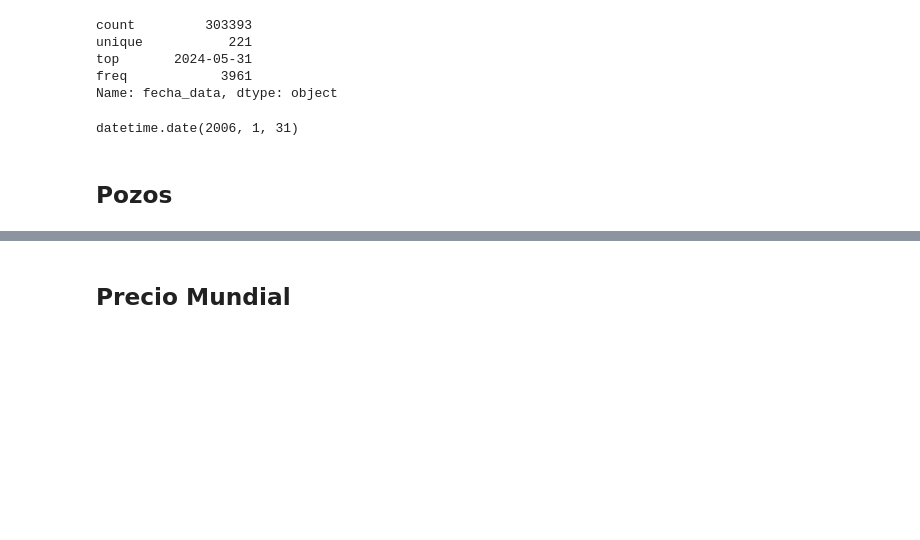
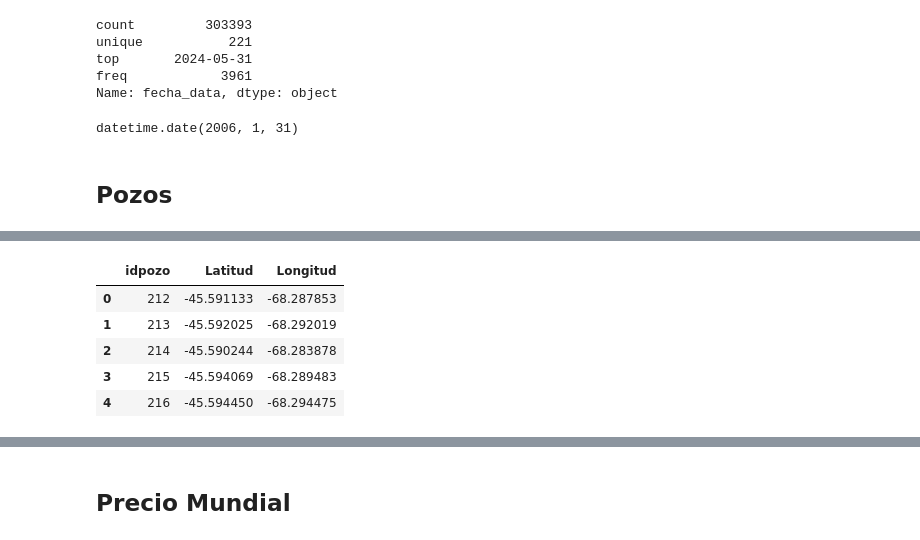
Before and after one commit to No-Country-simulation/c19-108-m-data-bi, a Jupyter notebook: notebooks/ETL.ipynb, the cells around one changed output, grey strips where cells are left out. Saved outputs shown, nothing was run; the diff lists cells and outputs as text; code cells hidden in the pictures; blank space fills up the shorter version.

```diff
--- a/notebooks/ETL.ipynb
+++ b/notebooks/ETL.ipynb
@@ -267,3 +282,12 @@ pozos = pozos[['idpozo','geojson']]
+# %%
+pozos.head()
+# %% [output]
+|  | idpozo | Latitud | Longitud |
+| 0 | 212 | -45.591133 | -68.287853 |
+| 1 | 213 | -45.592025 | -68.292019 |
+| 2 | 214 | -45.590244 | -68.283878 |
+| 3 | 215 | -45.594069 | -68.289483 |
+| 4 | 216 | -45.594450 | -68.294475 |
 # %%
 r.verificar_tipo_datos(pozos)
 # %% [output]
```
Also changed, not shown: parts of 9 cells of this notebook, 4 other files.
